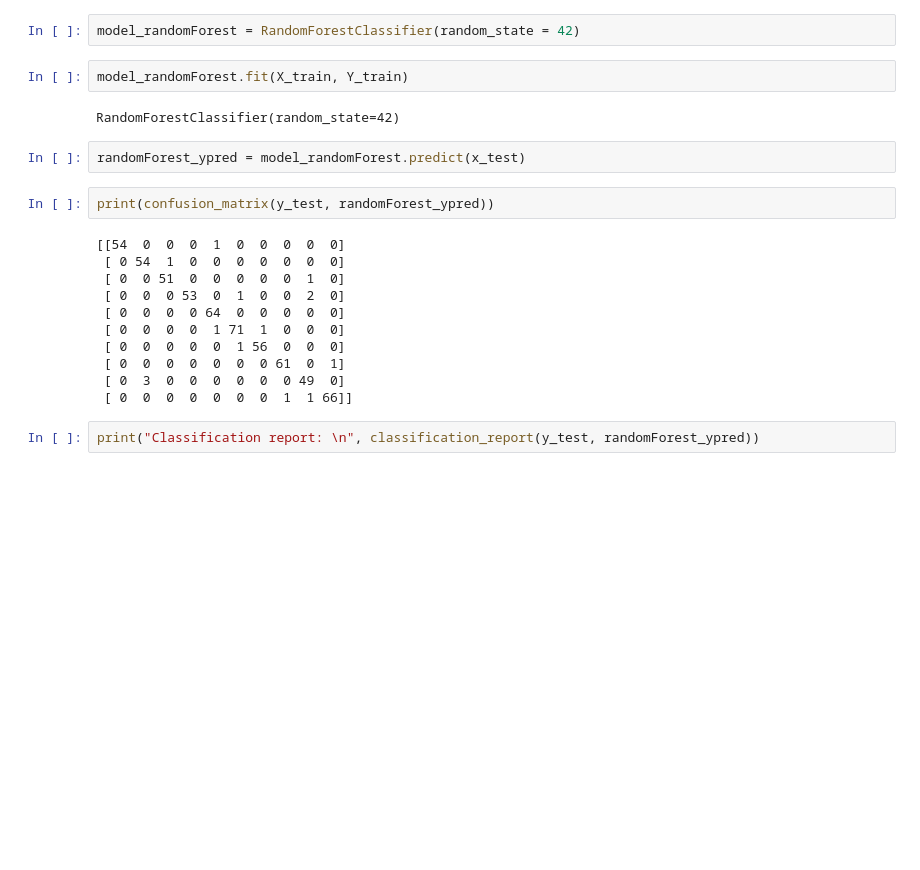
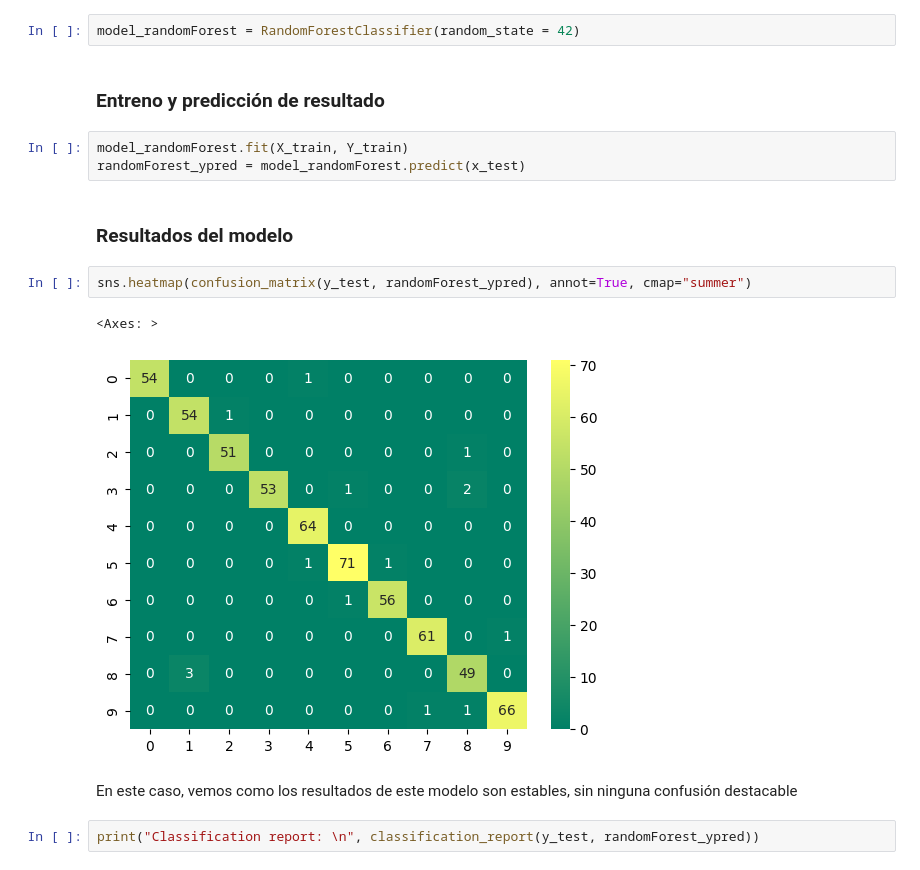
Before and after one commit to alberba/ia_2023, a Jupyter notebook: practica2/practica2.ipynb, the cells around one changed output. Drawn from its saved outputs; the diff is of its cells as text; blank space fills up the shorter version.

```diff
--- a/practica2/practica2.ipynb
+++ b/practica2/practica2.ipynb
@@ -162,25 +156,20 @@ Puede que el valor de precisión sea mas bajo que las demas porque el arbol de d
 from sklearn.ensemble import RandomForestClassifier
 # %%
 model_randomForest = RandomForestClassifier(random_state = 42)
+# %% [markdown]
+### Entreno y predicción de resultado
 # %%
 model_randomForest.fit(X_train, Y_train)
+randomForest_ypred = model_randomForest.predict(x_test)
-# %% [output]
-RandomForestClassifier(random_state=42)
-# %%
-randomForest_ypred = model_randomForest.predict(x_test)
+# %% [markdown]
+### Resultados del modelo
 # %%
-print(confusion_matrix(y_test, randomForest_ypred))
+sns.heatmap(confusion_matrix(y_test, randomForest_ypred), annot=True, cmap="summer")
 # %% [output]
-[[54  0  0  0  1  0  0  0  0  0]
- [ 0 54  1  0  0  0  0  0  0  0]
- [ 0  0 51  0  0  0  0  0  1  0]
- [ 0  0  0 53  0  1  0  0  2  0]
- [ 0  0  0  0 64  0  0  0  0  0]
- [ 0  0  0  0  1 71  1  0  0  0]
- [ 0  0  0  0  0  1 56  0  0  0]
- [ 0  0  0  0  0  0  0 61  0  1]
- [ 0  3  0  0  0  0  0  0 49  0]
- [ 0  0  0  0  0  0  0  1  1 66]]
+<Axes: >
+[figure, added]
+# %% [markdown]
+En este caso, vemos como los resultados de este modelo son estables, sin ninguna confusión destacable
 # %%
 print("Classification report: \n", classification_report(y_test, randomForest_ypred))
 # %% [output]
```
Also changed, not shown: parts of 71 cells of this notebook.
